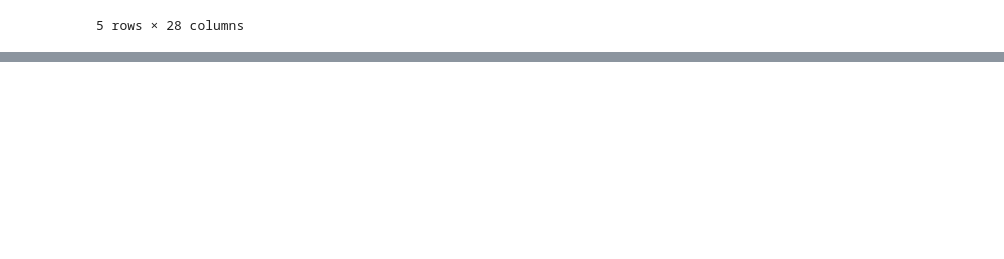
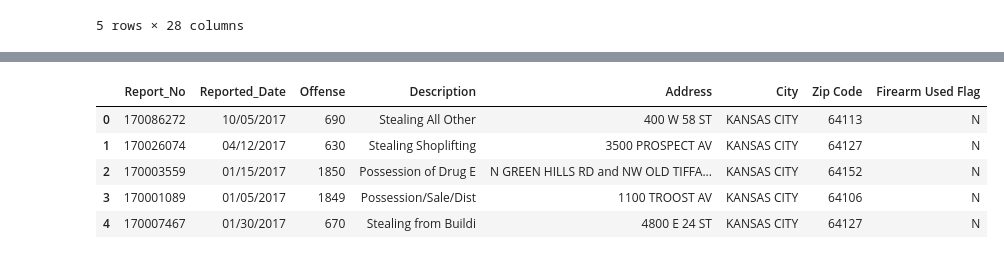
Before and after one commit to sashabridges/DowntownData, a Jupyter notebook: DowntownData Notebook.ipynb, the cells around one changed output, grey strips where cells are left out. Saved outputs shown, nothing was run; the diff lists cells and outputs as text; code cells hidden in the pictures; blank space fills up the shorter version.

```diff
--- a/DowntownData Notebook.ipynb
+++ b/DowntownData Notebook.ipynb
@@ -175,0 +116,11 @@ crime_data_2017.head()
+# %%
+crime_data_2017 = pd.read_csv('KCPD_Crime_Data_2017.csv')
+crime_2017 = crime_data_2017.drop(["Reported_Time", "From_Date", "From_Time", "To_Date", "Invl_No", "Involvement", "Location", "To_Time", "Beat", "IBRS", "Rep_Dist", "Area", "Race", "Sex", "Age", "DVFlag"], axis=1)
+crime_2017.head()
+# %% [output]
+|  | Report_No | Reported_Date | Offense | Description | Address | City | Zip Code | Firearm Used Flag |
+| 0 | 170086272 | 10/05/2017 | 690 | Stealing All Other | 400 W 58 ST | KANSAS CITY | 64113 | N |
+| 1 | 170026074 | 04/12/2017 | 630 | Stealing Shoplifting | 3500 PROSPECT AV | KANSAS CITY | 64127 | N |
+| 2 | 170003559 | 01/15/2017 | 1850 | Possession of Drug E | N GREEN HILLS RD and NW OLD TIFFA... | KANSAS CITY | 64152 | N |
+| 3 | 170001089 | 01/05/2017 | 1849 | Possession/Sale/Dist | 1100 TROOST AV | KANSAS CITY | 64106 | N |
+| 4 | 170007467 | 01/30/2017 | 670 | Stealing from Buildi | 4800 E 24 ST | KANSAS CITY | 64127 | N |
```
Also changed, not shown: parts of 21 cells of this notebook, 4 other files.
